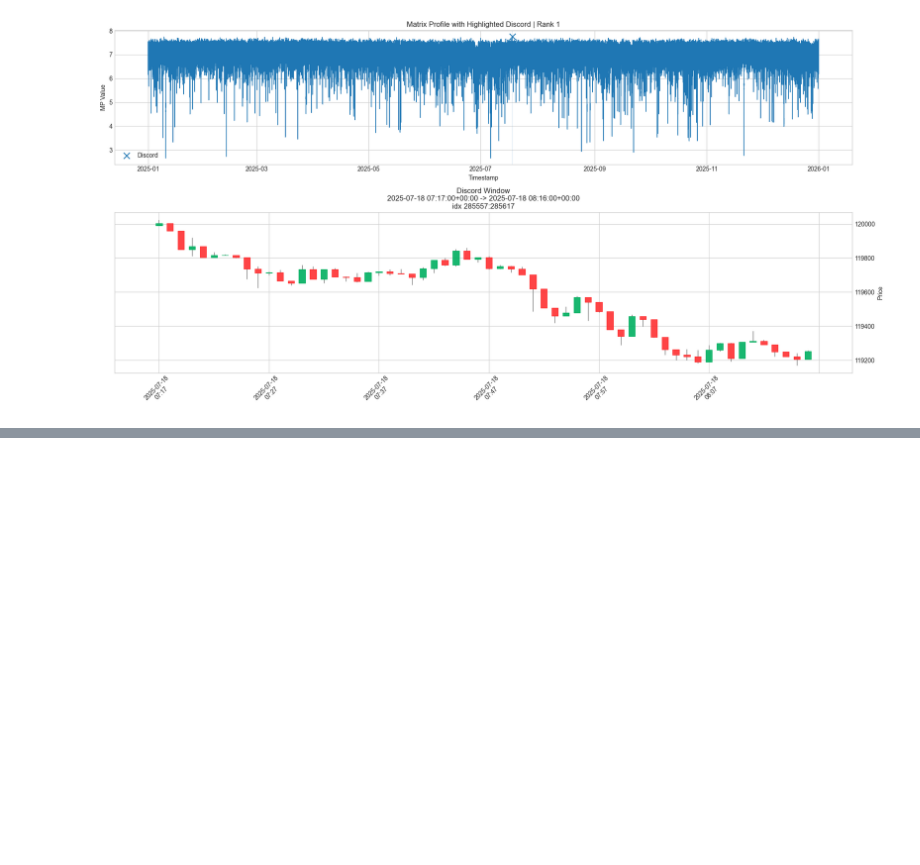
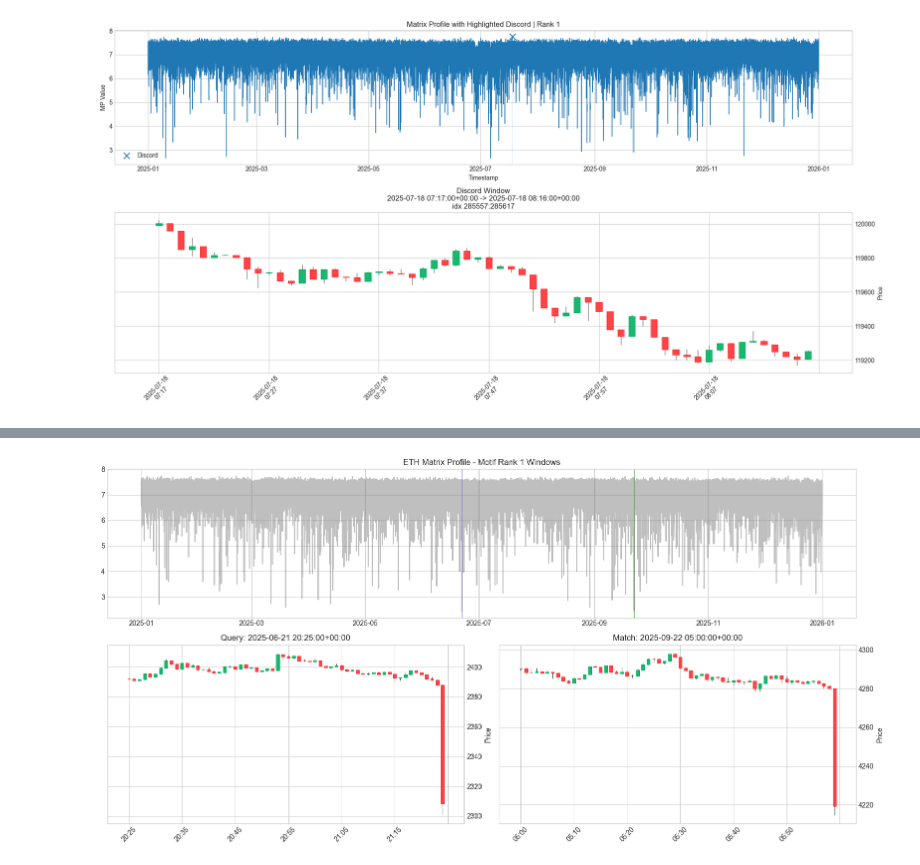
Before and after one commit to theakshaybande/crypto-time-series-motifs, a Jupyter notebook: notebooks/method_testing/02_gpu_stomp_with_stumpy.ipynb, the cells around one changed output, grey strips where cells are left out. Cells and saved outputs as stored; diff of their text form; code cells hidden in the pictures; blank space fills up the shorter version.

```diff
--- a/notebooks/method_testing/02_gpu_stomp_with_stumpy.ipynb
+++ b/notebooks/method_testing/02_gpu_stomp_with_stumpy.ipynb
@@ -847,0 +1190,39 @@ else:
+# %%
+# Side-by-side motif candlestick inspection for ETH
+import mplfinance as mpf
+
+motif_rank_candlestick_eth = 1
+
+if motif_df_eth.empty:
+    print("No ETH motifs to display.")
+else:
+    row = motif_df_eth.iloc[motif_rank_candlestick_eth - 1]
+    q_slice = slice(int(row["query_index"]), int(row["query_index"]) + eth_window)
+    m_slice = slice(int(row["match_index"]), int(row["match_index"]) + eth_window)
+
+    fig = plt.figure(figsize=(16, 8))
+    gs = fig.add_gridspec(2, 2, height_ratios=[1, 1.2])
+
+    # Top: MP
+    ax_mp = fig.add_subplot(gs[0, :])
+    ax_mp.plot(profile_ts_eth, matrix_profile_eth, color="gray", alpha=0.5)
+    ax_mp.axvspan(row["query_time"], row["query_end_time"], color="blue", alpha=0.3)
+    ax_mp.axvspan(row["match_time"], row["match_end_time"], color="green", alpha=0.3)
+    ax_mp.set_title(f"ETH Matrix Profile - Motif Rank {motif_rank_candlestick_eth} Windows")
+
+    # Bottom Left: Query
+    ax_q = fig.add_subplot(gs[1, 0])
+    q_ohlc = sample_df_eth.iloc[q_slice].set_index("timestamp")[["open", "high", "low", "close", "volume"]]
+    mpf.plot(q_ohlc, type="candle", ax=ax_q, style="yahoo")
+    ax_q.set_title(f"Query: {row['query_time']}")
+
+    # Bottom Right: Match
+    ax_m = fig.add_subplot(gs[1, 1])
+    m_ohlc = sample_df_eth.iloc[m_slice].set_index("timestamp")[["open", "high", "low", "close", "volume"]]
+    mpf.plot(m_ohlc, type="candle", ax=ax_m, style="yahoo")
+    ax_m.set_title(f"Match: {row['match_time']}")
+
+    plt.tight_layout()
+    plt.show()
+# %% [output]
+[figure, added]
```
Also changed, not shown: parts of 34 cells of this notebook, 2 other files.
